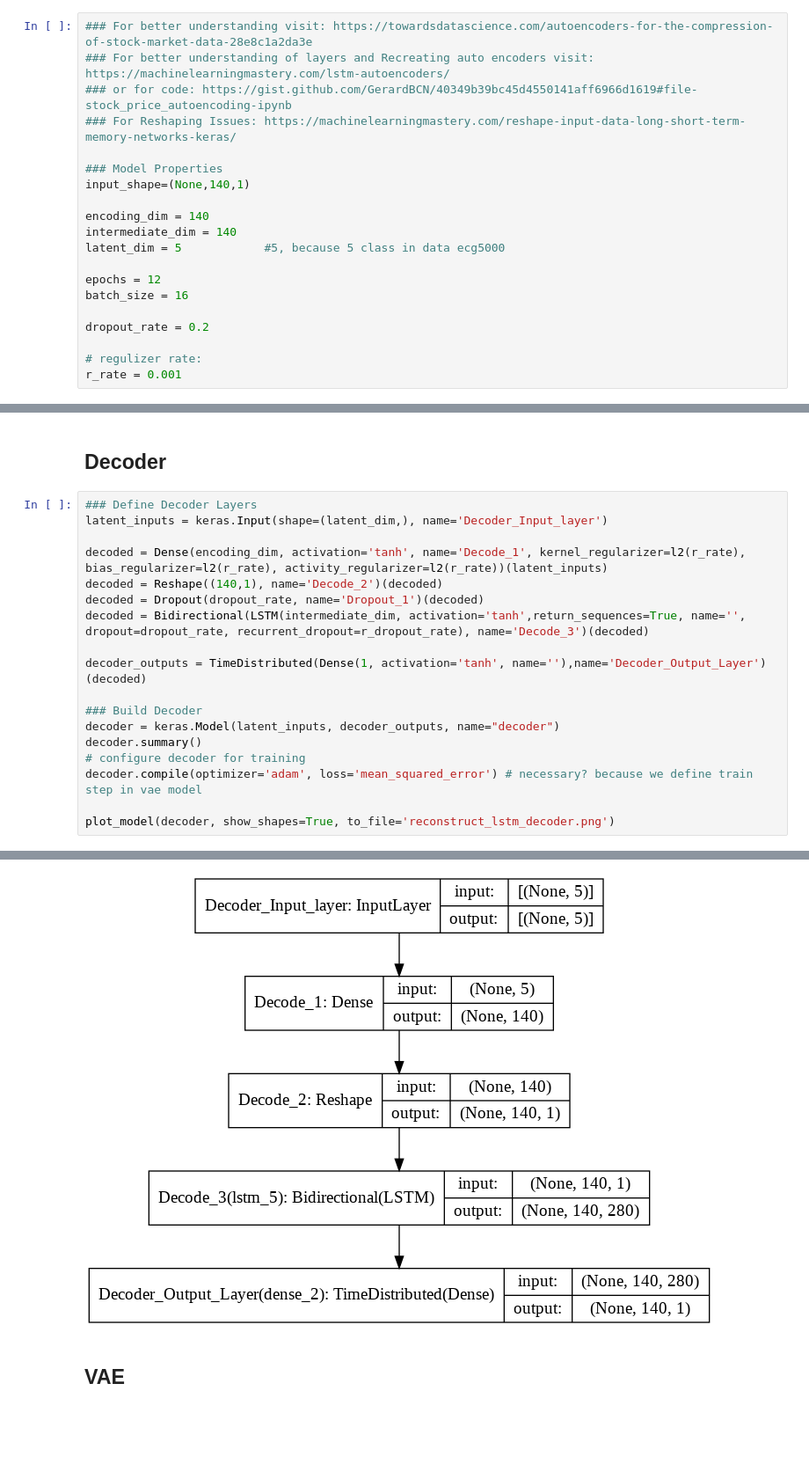
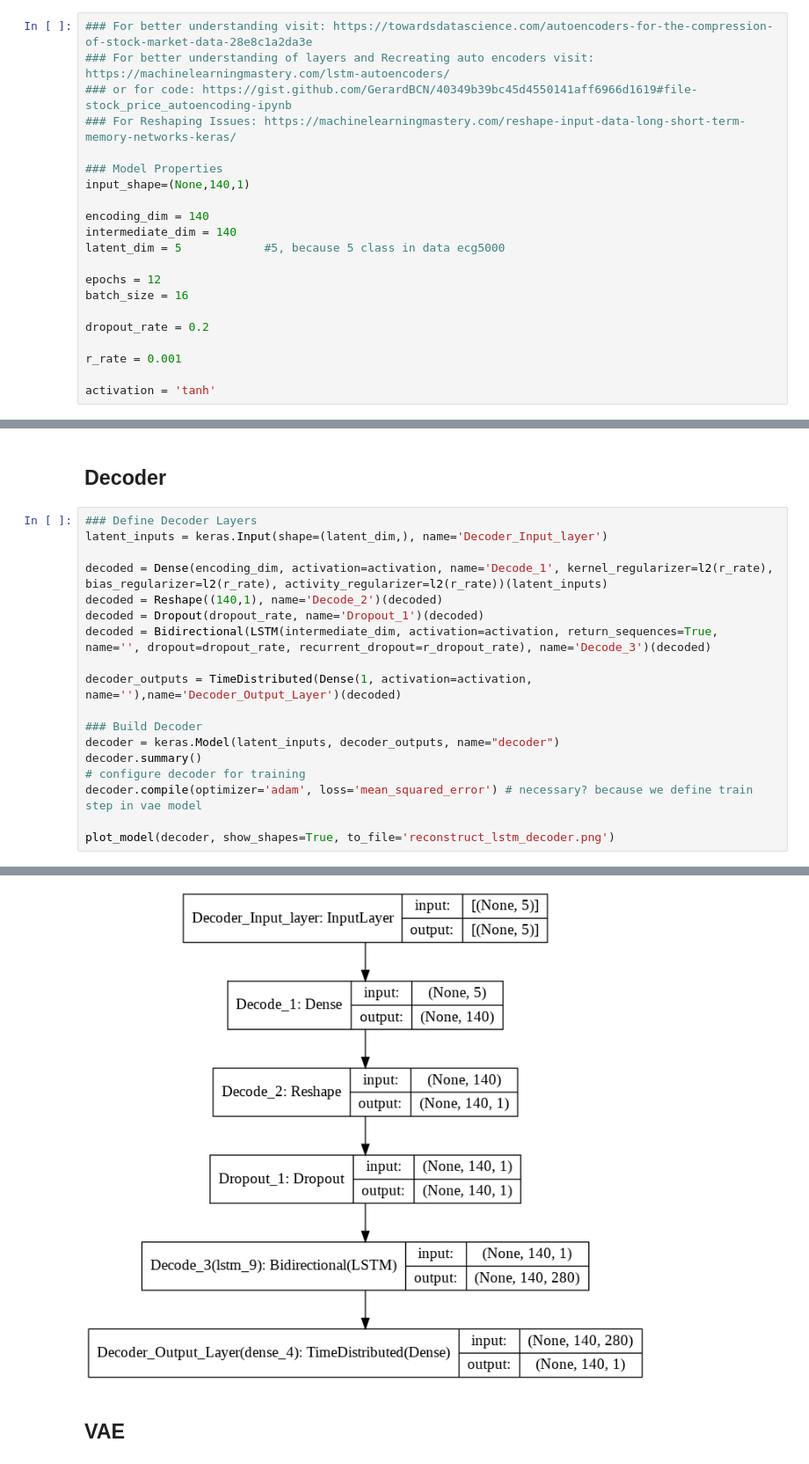
Before and after one commit to nina-prog/sem-data-analysis-VAE, a Jupyter notebook: VAE_v2.0.ipynb, the cells around one changed output, grey strips where cells are left out. Shown at 88% size. Drawn from its saved outputs; the diff is of its cells as text; blank space fills up the shorter version.

```diff
--- a/VAE_v2.0.ipynb
+++ b/VAE_v2.0.ipynb
@@ -134,8 +132,9 @@ batch_size = 16
 
 dropout_rate = 0.2
 
-# regulizer rate:
 r_rate = 0.001
+
+activation = 'tanh'
 # %% [markdown]
 ## Encoder
 # %%
@@ -183,12 +182,12 @@ ________________________________________________________________________________
 ### Define Decoder Layers
 latent_inputs = keras.Input(shape=(latent_dim,), name='Decoder_Input_layer')
 
-decoded = Dense(encoding_dim, activation='tanh', name='Decode_1', kernel_regularizer=l2(r_rate), bias_regularizer=l2(r_rate), activity_regularizer=l2(r_rate))(latent_inputs)
+decoded = Dense(encoding_dim, activation=activation, name='Decode_1', kernel_regularizer=l2(r_rate), bias_regularizer=l2(r_rate), activity_regularizer=l2(r_rate))(latent_inputs)
 decoded = Reshape((140,1), name='Decode_2')(decoded)
 decoded = Dropout(dropout_rate, name='Dropout_1')(decoded)
-decoded = Bidirectional(LSTM(intermediate_dim, activation='tanh',return_sequences=True, name='', dropout=dropout_rate, recurrent_dropout=r_dropout_rate), name='Decode_3')(decoded)
+decoded = Bidirectional(LSTM(intermediate_dim, activation=activation, return_sequences=True, name='', dropout=dropout_rate, recurrent_dropout=r_dropout_rate), name='Decode_3')(decoded)
 
-decoder_outputs = TimeDistributed(Dense(1, activation='tanh', name=''),name='Decoder_Output_Layer')(decoded)
+decoder_outputs = TimeDistributed(Dense(1, activation=activation, name=''),name='Decoder_Output_Layer')(decoded)
 
 ### Build Decoder
 decoder = keras.Model(latent_inputs, decoder_outputs, name="decoder")
@@ -214,8 +213,8 @@ Decode_2 (Reshape)           (None, 140, 1)            0
 Total params: 160,161
 Trainable params: 160,161
 Non-trainable params: 0
 _________________________________________________________________
-[figure, old version]
+[figure, new version]
 # %% [markdown]
 ## VAE
 # %% [markdown]
```
Also changed, not shown: parts of 15 cells of this notebook.
